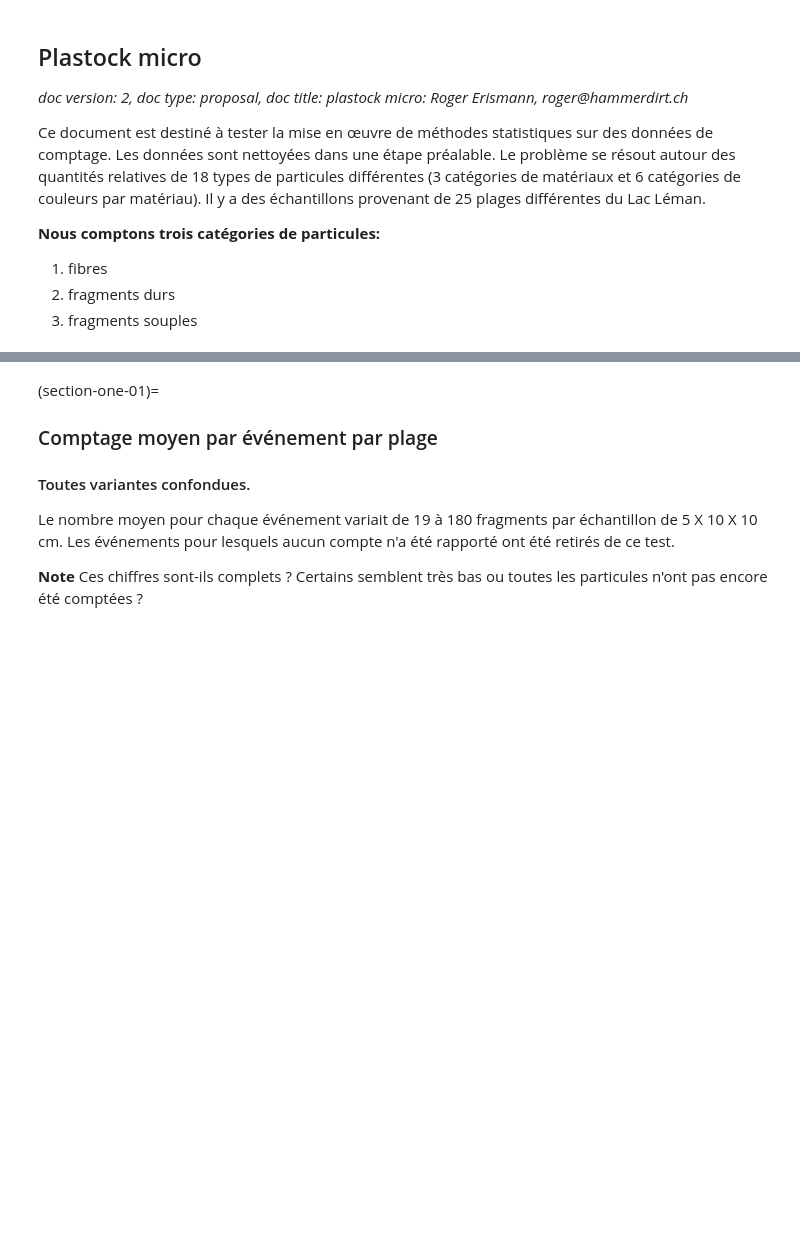
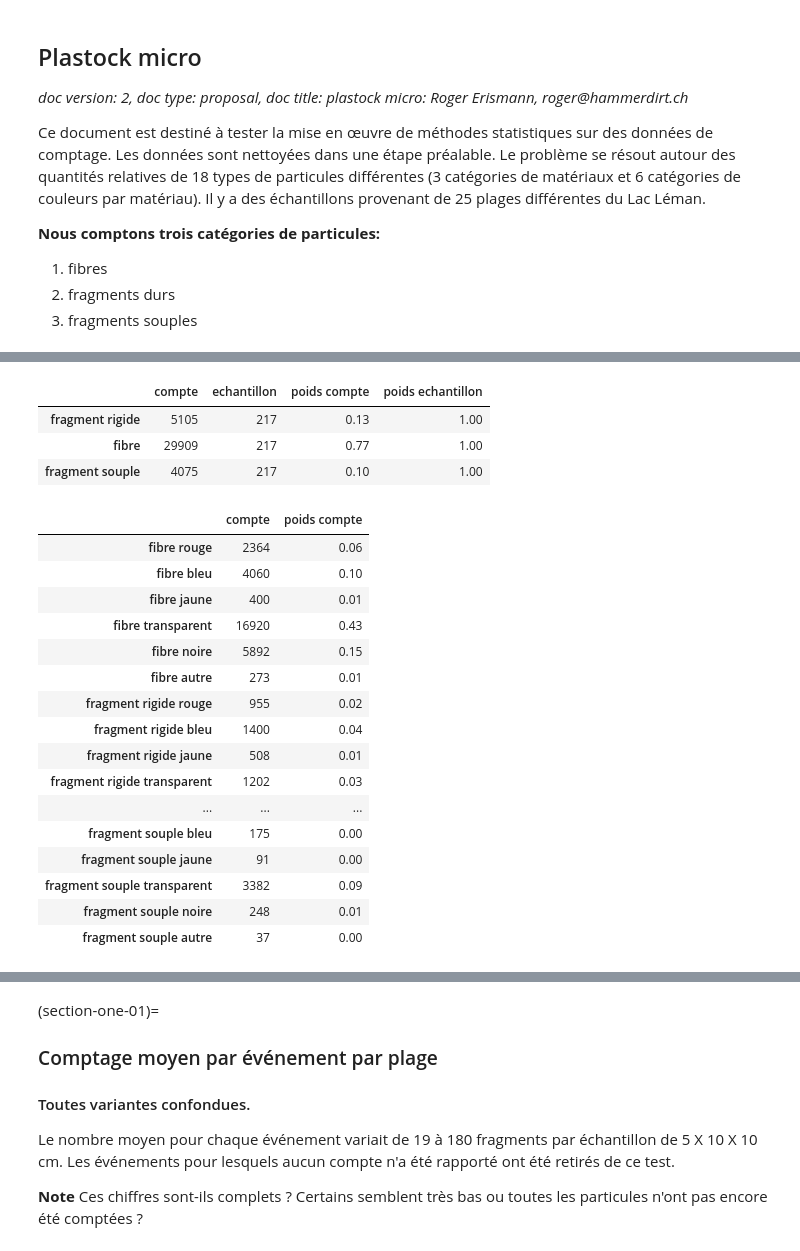
Before and after one commit to AssociationSauvegardeLeman/plastock, a Jupyter notebook: plstk_01.ipynb, the cells around one changed output, grey strips where cells are left out. Saved outputs shown, nothing was run; the diff lists cells and outputs as text; code cells hidden in the pictures; blank space fills up the shorter version.

```diff
--- a/plstk_01.ipynb
+++ b/plstk_01.ipynb
@@ -65,0 +227,35 @@ sns.set_style("whitegrid")
+# %%
+par_total =  add_weight_of_samples(particle_type_total)
+add_labels_display(par_total, "particle", particle_groups)
+# %% [output]
+|  | compte | echantillon | poids compte | poids echantillon |
+| fragment rigide | 5105 | 217 | 0.13 | 1.00 |
+| fibre | 29909 | 217 | 0.77 | 1.00 |
+| fragment souple | 4075 | 217 | 0.10 | 1.00 |
+# %%
+p_t_c = c[name_the_particles.keys()].sum(axis=0)
+p_t_cdf = pd.DataFrame({"couleur et type":p_t_c.index, "compte":p_t_c.values})
+p_t_cdf["poids compte"] = p_t_cdf.compte/tquantity
+p_t_cdf["couleur et type"] = p_t_cdf["couleur et type"].apply(lambda x: name_the_particles[x])
+p_t_cdf.set_index("couleur et type", drop=True, inplace=True)
+p_t_cdf.index.name = None
+p_t_cdf["compte"] = p_t_cdf.compte.astype("int")
+p_t_cdf.style.format(precision=2).set_table_styles(table_css_styles)
+# %% [output]
+|  | compte | poids compte |
+| fibre rouge | 2364 | 0.06 |
+| fibre bleu | 4060 | 0.10 |
+| fibre jaune | 400 | 0.01 |
+| fibre transparent | 16920 | 0.43 |
+| fibre noire | 5892 | 0.15 |
+| fibre autre | 273 | 0.01 |
+| fragment rigide rouge | 955 | 0.02 |
+| fragment rigide bleu | 1400 | 0.04 |
+| fragment rigide jaune | 508 | 0.01 |
+| fragment rigide transparent | 1202 | 0.03 |
+| ... | ... | ... |
+| fragment souple bleu | 175 | 0.00 |
+| fragment souple jaune | 91 | 0.00 |
+| fragment souple transparent | 3382 | 0.09 |
+| fragment souple noire | 248 | 0.01 |
+| fragment souple autre | 37 | 0.00 |
```
Also changed, not shown: parts of 37 cells of this notebook, 3 other files.
